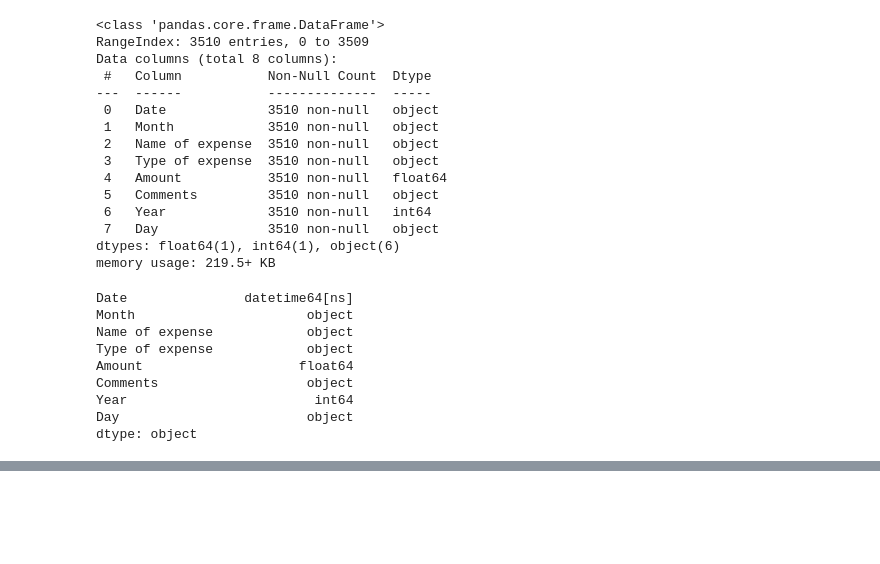
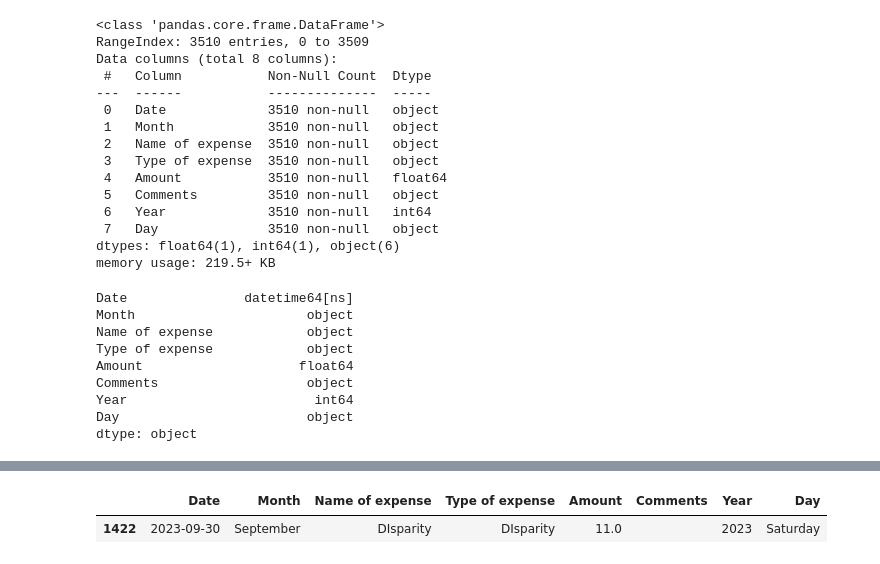
Before and after one commit to Jnyambok/AutoExpense, a Jupyter notebook: Experiments/experiment_one.ipynb, the cells around one changed output, grey strips where cells are left out. Saved outputs shown, nothing was run; the diff lists cells and outputs as text; code cells hidden in the pictures; blank space fills up the shorter version.

```diff
--- a/Experiments/experiment_one.ipynb
+++ b/Experiments/experiment_one.ipynb
@@ -124,0 +131,3 @@ TypeError: data type 'datetime' not understood
+# %%
+df.columns = df.columns.str.strip()
+df.info()
@@ -124,0 +181,6 @@ TypeError: data type 'datetime' not understood
+# %%
+disparity_row = df[df['Name of expense'] == 'DIsparity']
+disparity_row
+# %% [output]
+|  | Date | Month | Name of expense | Type of expense | Amount | Comments | Year | Day |
+| 1422 | 2023-09-30 | September | DIsparity | DIsparity | 11.0 |  | 2023 | Saturday |
```
Also changed, not shown: parts of 10 cells of this notebook, 22 other files.
